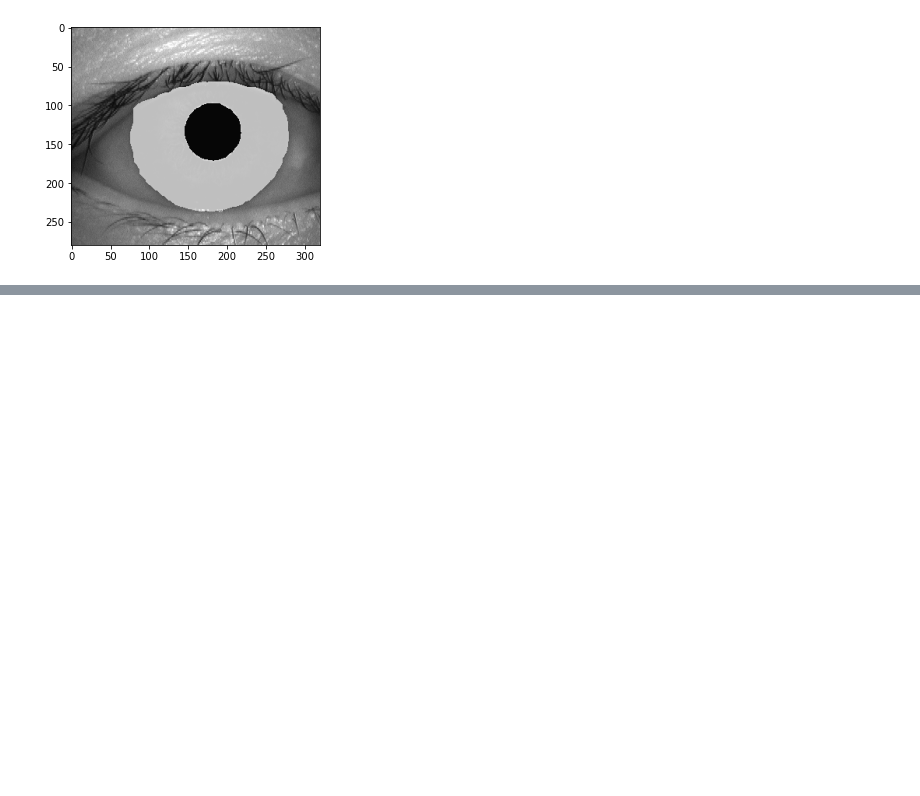
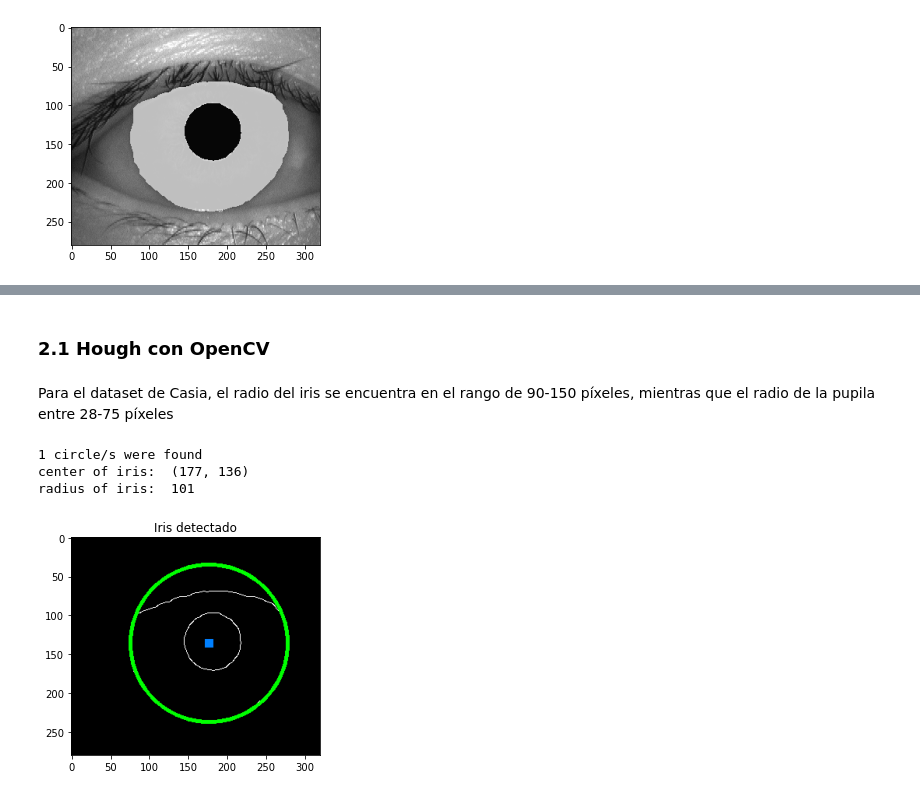
Before and after one commit to dbo1001/UBU-TFG-iris_classifier, a Jupyter notebook: notebooks/#5 Red U-Net.ipynb, the cells around one changed output, grey strips where cells are left out. Cells and saved outputs as stored; diff of their text form; code cells hidden in the pictures; blank space fills up the shorter version.

Commit message:
Usada implentación de OpenCV #18

```diff
--- a/notebooks/#5 Red U-Net.ipynb
+++ b/notebooks/#5 Red U-Net.ipynb
@@ -222,0 +237,47 @@ plt.imshow(background);
+# %% [markdown]
+### 2.1 Hough con OpenCV
+# %% [markdown]
+Para el dataset de Casia, el radio del iris se encuentra en el rango de 90-150 píxeles, mientras que el radio de la pupila entre 28-75 píxeles
+# %%
+path_img = "CASIA_Edge" + os.sep + "001_1_1.bmp"
+# %%
+img = cv2.imread(path_img) # trabajamos con la muestra a la que ya hemos aplicado Canny
+output = img.copy()
+gray_img = cv2.imread(path_img, 0)
+
+# Hough circular
+# esta función de openCV devuelve una tupla de la forma(x_centro, y_centro, radio)
+circles = cv2.HoughCircles(gray_img,
+                          cv2.HOUGH_GRADIENT, # method -> único
+                          1.1,# dp
+                          155, # minDist
+                          param1=50,
+                          param2=30,
+                          minRadius=28, # radio mínimo del iris que se está intentando localizar
+                          maxRadius=150) # radio máximo "...."
+
+# tiene que haber detectado como mínimo un círculo
+if circles is not None:
+    print(len(circles), "circle/s were found")
+    circles = np.round(circles[0, :]).astype("int")
+
+    for (x_center, y_center, radius) in circles:
+        print("center of iris: ", (x_center,y_center))
+        print("radius of iris: ", radius)
+        # dibujamos el círculo correspondiente al iris
+        cv2.circle(output, (x_center,y_center), radius, (0, 255, 0), 4)
+        # dibujamos el centro
+        cv2.rectangle(output, (x_center - 5, y_center - 5), (x_center + 5, y_center + 5), (0, 128, 255), -1)
+
+    # show the output image
+#     cv2.imshow("Iris detectado", np.hstack([img, output]))
+#     cv2.waitKey(0)
+    plt.imshow(output)
+    plt.title("Iris detectado")
+else:
+    print("ERROR: Not circles were found.")
+# %% [output]
+1 circle/s were found
+center of iris:  (177, 136)
+radius of iris:  101
+[figure, added]
```
Also changed, not shown: parts of 12 cells of this notebook.
